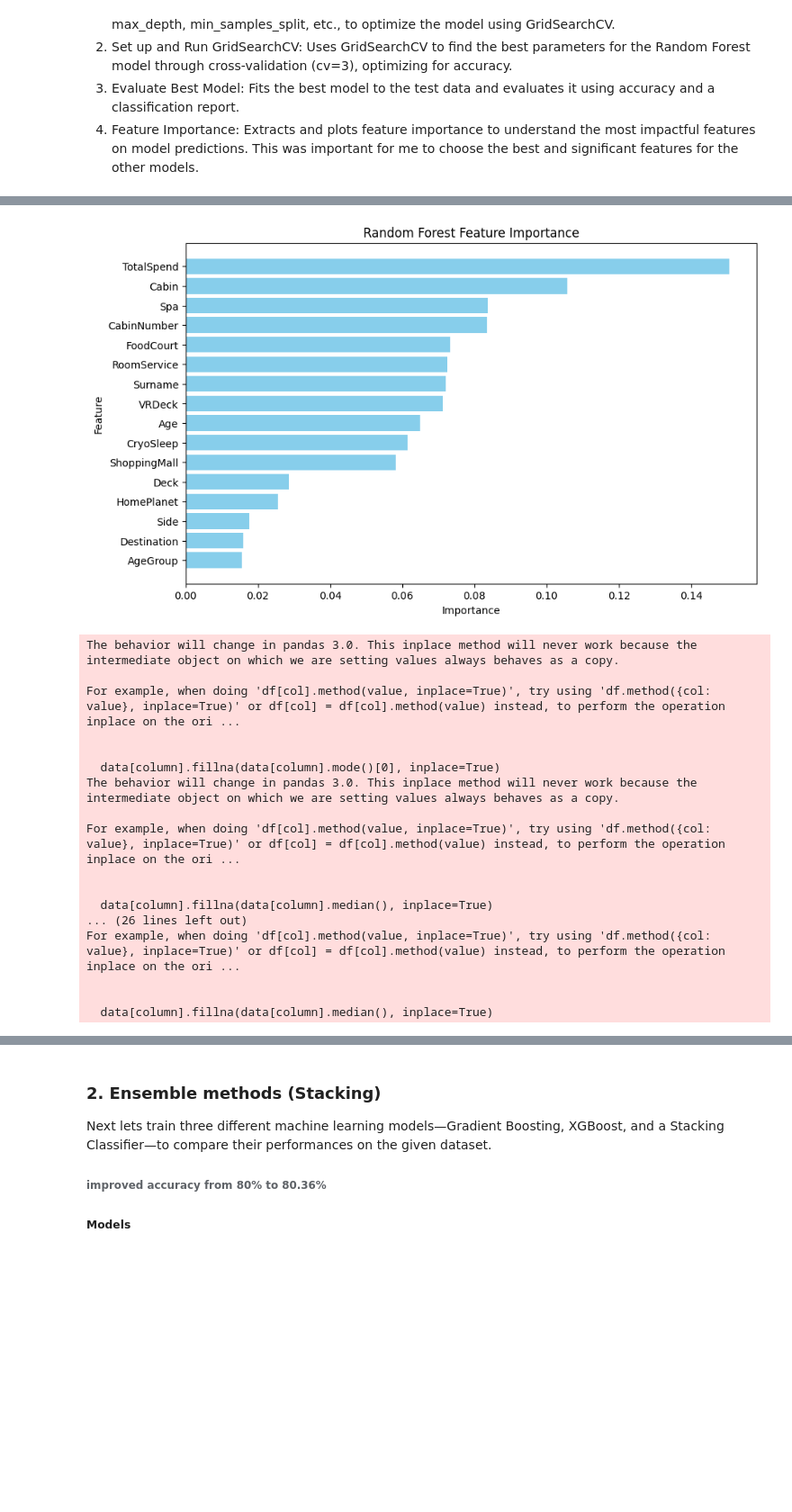
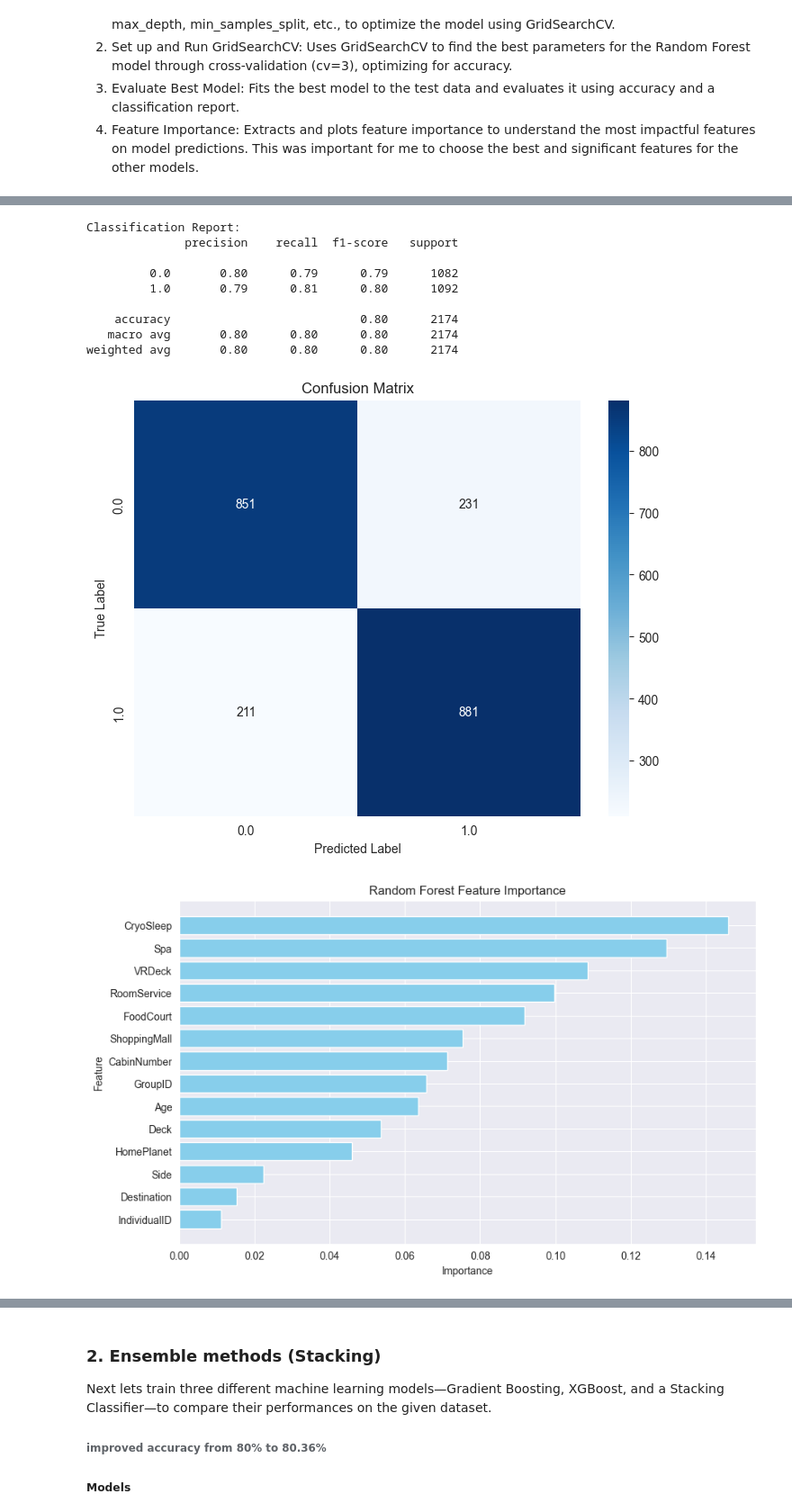
Before and after one commit to shamisolchikamhi/Titanic-Spaceship, a Jupyter notebook: detailed_titan_spaceship.ipynb, the cells around one changed output, grey strips where cells are left out. Shown: that part at 90% size. Drawn from its saved outputs; the diff is of its cells as text; code cells hidden in the pictures; blank space fills up the shorter version.

```diff
--- a/detailed_titan_spaceship.ipynb
+++ b/detailed_titan_spaceship.ipynb
@@ -239,8 +277,7 @@ def encode_categorical_features(data):
     Encode categorical features using LabelEncoder.
     """
     label_encoder = LabelEncoder()
-    for column in ['HomePlanet', 'CryoSleep', 'Destination', 'VIP', 'Name', 'Deck', 'Side',
-                   'AgeGroup', 'FirstName', 'Surname', 'Cabin']:
+    for column in data.select_dtypes(include=['object', 'category']).columns.tolist():
         data[column] = label_encoder.fit_transform(data[column].astype(str))
 
     return data
@@ -259,16 +296,12 @@ def preprocess_data(data, target_column='Transported'):
     """
     Perform the full preprocessing pipeline on the dataset.
     """
+    cc = data.select_dtypes(include=['object', 'category']).columns.tolist()
+    data = fill_missing_values_with_knn(data, cc)
+    data = feature_engineering(data)
     data = fill_missing_values(data)
-
-    # Step 2: Perform feature engineering
-    data = feature_engineering(data)
-        # Apply the function to standardize numerical columns
     data = standardize_numerical_columns(data)
-    # Step 3: Encode categorical variables
     data = encode_categorical_features(data)
-
-    # Step 4: Check target variable balance
     target_balance = check_target_balance(data, target_column)
     print("Target Balance:\n", target_balance)
 
@@ -286,7 +361,7 @@ The prediction_results function processes a dataset, makes predictions using a t
 5. Format Predictions: Converts numerical predictions to 'True' or 'False' based on a threshold.
 6. Save Results: Saves PassengerId and predictions to a CSV file.
 # %%
-def prediction_results(model, data_path='test.csv'):
+def prediction_results(model, features, data_path='test.csv'):
     """
     Process the dataset, make predictions using the provided model, and save the results to a CSV file.
 
@@ -296,12 +371,13 @@ def prediction_results(model, data_path='test.csv'):
     - output_path: Path to save the prediction results.
     """
     # Load the dataset
-    output_path=f'{model}_predictions.csv'
-    data = pd.read_csv(data_path)
+    output_path=f'{type(model).__name__}_predictions.csv'
+    data = pd.read_csv(data_path, dtype={'PassengerId': 'object'})
     data['Transported'] = False
+    passenger_ids = data['PassengerId']
     data = preprocess_data(data)
-    passenger_ids = data['PassengerId']
-    data = data.drop(columns=['PassengerId', 'Transported', 'Name', 'VIP', 'FirstName'])
+    data = data.drop(columns=[ 'Transported'])
+    data = data[features]
     predictions = model.predict(data)
 
     # Ensure predictions are a 2D array
@@ -309,7 +385,7 @@ def prediction_results(model, data_path='test.csv'):
         predictions = predictions.reshape(-1, 1)
 
     # Convert float predictions to 'True' or 'False' if needed
-    if predictions.dtype == np.float32:
+    if predictions.dtype == np.float32 or predictions.dtype == np.float64:
         predictions = np.where(predictions > 0.5, 'True', 'False')
     # Create a DataFrame with PassengerId and Transported predictions
     output = pd.DataFrame({'PassengerId': passenger_ids, 'Transported': predictions.flatten()})
@@ -322,16 +398,18 @@ Prepare and split the dataset for training a machine learning model.
 2. Check & Preprocess: Handles missing values, feature engineering, and encoding.
 3. Split Data: Splits into features (X) and target (y) and performs a train-test split (80/20).
 # %%
-spaceship_data = pd.read_csv('train.csv')
+spaceship_data = pd.read_csv('train.csv', dtype={'PassengerId': 'object'})
 spaceship_data.head()
 
 check_missing_values(spaceship_data)
 spaceship_data = preprocess_data(spaceship_data)
 
 # Split the dataset into features and target
-X = spaceship_data.drop(columns=['PassengerId', 'Transported', 'Name', 'VIP', 'FirstName'])
+X = spaceship_data.drop(columns=[ 'Transported'])
 y = spaceship_data['Transported']
-X_train, X_test, y_train, y_test = train_test_split(X, y, test_size=0.2, random_state=42)
+
+X_train, X_test, y_train, y_test = train_test_split(X, y, test_size=0.25, random_state=42)
+X_train, X_test = feature_selection_with_lasso(X_train, y_train, X_test)
 # %% [output]
 The behavior will change in pandas 3.0. This inplace method will never work because the intermediate object on which we are setting values always behaves as a copy.
 
@@ -376,9 +454,10 @@ param_grid = {
     'min_samples_leaf': [1, 2, 4],
     'max_features': ['auto', 'sqrt', 'log2']
 }
+scoring = {'accuracy': make_scorer(accuracy_score), 'f1': make_scorer(f1_score)}
 rf = RandomForestClassifier(random_state=42, class_weight='balanced')
 # Set up GridSearchCV
-grid_search = GridSearchCV(estimator=rf, param_grid=param_grid, cv=3, n_jobs=-1, verbose=2, scoring='accuracy')
+grid_search = GridSearchCV(estimator=rf, param_grid=param_grid, cv=5, n_jobs=-1, verbose=2,  scoring=scoring, refit='f1')
 
 # Fit GridSearchCV to find the best parameters
 grid_search.fit(X_train, y_train)
@@ -388,9 +467,7 @@ best_params = grid_search.best_params_
 random_forrest = grid_search.best_estimator_
 
 y_pred_best = random_forrest.predict(X_test)
-accuracy_best = accuracy_score(y_test, y_pred_best)
-report_best = classification_report(y_test, y_pred_best)
-best_params, accuracy_best, report_best
+evaluate_model(model = random_forrest, X_test = X_test, y_test = y_test)
 
 # feature importance
 # Extract feature importances
@@ -409,5 +486,5 @@ plt.title('Random Forest Feature Importance')
 plt.gca().invert_yaxis()  # Invert y-axis to show the most important feature on top
 plt.show()
 
-prediction_results(model=random_forrest)
+prediction_results(model=random_forrest, features = X_train.columns)
 # %% [output]
@@ -431,19 +508,12 @@ Traceback (most recent call last):
   warnings.warn(
+Classification Report:
+              precision    recall  f1-score   support
+
+         0.0       0.80      0.79      0.79      1082
+         1.0       0.79      0.81      0.80      1092
+
+    accuracy                           0.80      2174
+   macro avg       0.80      0.80      0.80      2174
+weighted avg       0.80      0.80      0.80      2174
-[figure, old version]
+[figure, new version]
-The behavior will change in pandas 3.0. This inplace method will never work because the intermediate object on which we are setting values always behaves as a copy.
-
-For example, when doing 'df[col].method(value, inplace=True)', try using 'df.method({col: value}, inplace=True)' or df[col] = df[col].method(value) instead, to perform the operation inplace on the ori ...
-
-
-  data[column].fillna(data[column].mode()[0], inplace=True)
-The behavior will change in pandas 3.0. This inplace method will never work because the intermediate object on which we are setting values always behaves as a copy.
-
-For example, when doing 'df[col].method(value, inplace=True)', try using 'df.method({col: value}, inplace=True)' or df[col] = df[col].method(value) instead, to perform the operation inplace on the ori ...
-
-
-  data[column].fillna(data[column].median(), inplace=True)
-... (26 lines left out)
-For example, when doing 'df[col].method(value, inplace=True)', try using 'df.method({col: value}, inplace=True)' or df[col] = df[col].method(value) instead, to perform the operation inplace on the ori ...
-
-
-  data[column].fillna(data[column].median(), inplace=True)
+[figure, added]
```
Also changed, not shown: parts of 14 cells of this notebook, 1 other file.
